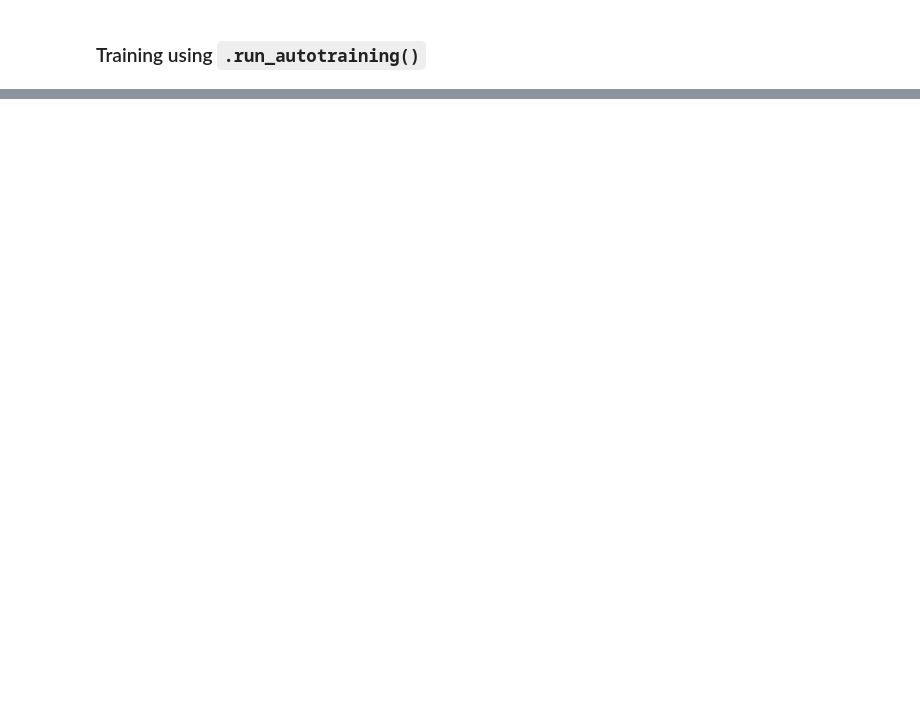
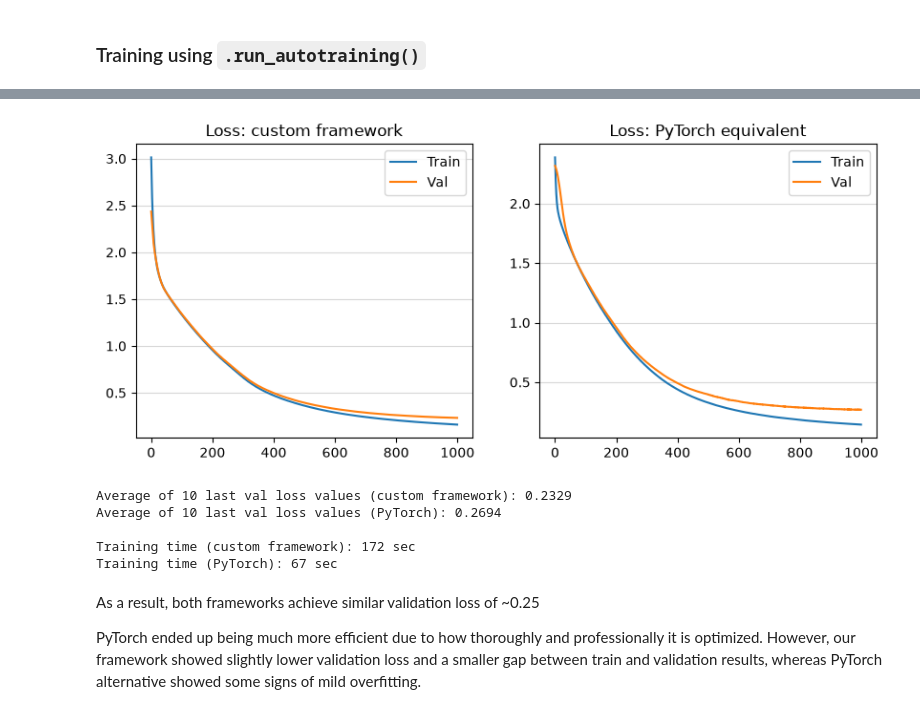
Before and after one commit to KaitoML/nano-dl-framework, a Jupyter notebook: tests.ipynb, the cells around one changed output, grey strips where cells are left out. Drawn from its saved outputs; the diff is of its cells as text; code cells hidden in the pictures; blank space fills up the shorter version.

```diff
--- a/tests.ipynb
+++ b/tests.ipynb
@@ -400,0 +409,27 @@ plt.legend();
+# %%
+from sklearn.datasets import fetch_openml
+from sklearn.model_selection import train_test_split
+
+mnist = fetch_openml('mnist_784', version=1, as_frame=False)
+x = mnist.data / 255.0
+y = mnist.target.astype(np.int64)
+
+x_train, x_val, y_train, y_val = train_test_split(x, y, test_size=0.1, random_state=42)
+
+x_train = Tensor(x_train)
+x_val = Tensor(x_val)
+
+np.random.seed(42)
+model = Sequential(
+    Linear(x_train.shape[1], 16), BatchNorm1d(16), ReLU(),
+    Linear(16, 8), BatchNorm1d(8), ReLU(),
+    Linear(8, 10)
+)
+
+optimizer = Adam(parameters=model.parameters(), lr=0.001)
+epochs = 1000
+
+start = timer()
+train_losses, val_losses = model.run_autotraining(epochs, optimizer, cross_entropy, x_train, y_train, x_val, y_val)
+end = timer()
+training_time_custom = end - start
@@ -400,0 +486,35 @@ plt.legend();
+# %%
+plt.figure(figsize=(10, 4))
+
+plt.subplot(1, 2, 1)
+plt.plot(train_losses, label='Train')
+plt.plot(val_losses, label='Val')
+plt.title('Loss: custom framework')
+plt.grid(axis='y', alpha=0.5)
+plt.legend()
+
+plt.subplot(1, 2, 2)
+plt.plot(train_losses_torch, label='Train')
+plt.plot(val_losses_torch, label='Val')
+plt.title('Loss: PyTorch equivalent')
+plt.grid(axis='y', alpha=0.5)
+plt.legend()
+plt.show()
+# %% [output]
+[figure, added]
+# %%
+print(f"Average of 10 last val loss values (custom framework): {np.mean(val_losses[-10:]):.4f}")
+print(f"Average of 10 last val loss values (PyTorch): {np.mean(val_losses_torch[-10:]):.4f}")
+print()
+print(f"Training time (custom framework): {training_time_custom:.0f} sec")
+print(f"Training time (PyTorch): {training_time_torch:.0f} sec")
+# %% [output]
+Average of 10 last val loss values (custom framework): 0.2329
+Average of 10 last val loss values (PyTorch): 0.2694
+
+Training time (custom framework): 172 sec
+Training time (PyTorch): 67 sec
+# %% [markdown]
+As a result, both frameworks achieve similar validation loss of ~0.25
+
+PyTorch ended up being much more efficient due to how thoroughly and professionally it is optimized. However, our framework showed slightly lower validation loss and a smaller gap between train and validation results, whereas PyTorch alternative showed some signs of mild overfitting.
```
Also changed, not shown: parts of 17 cells of this notebook.
